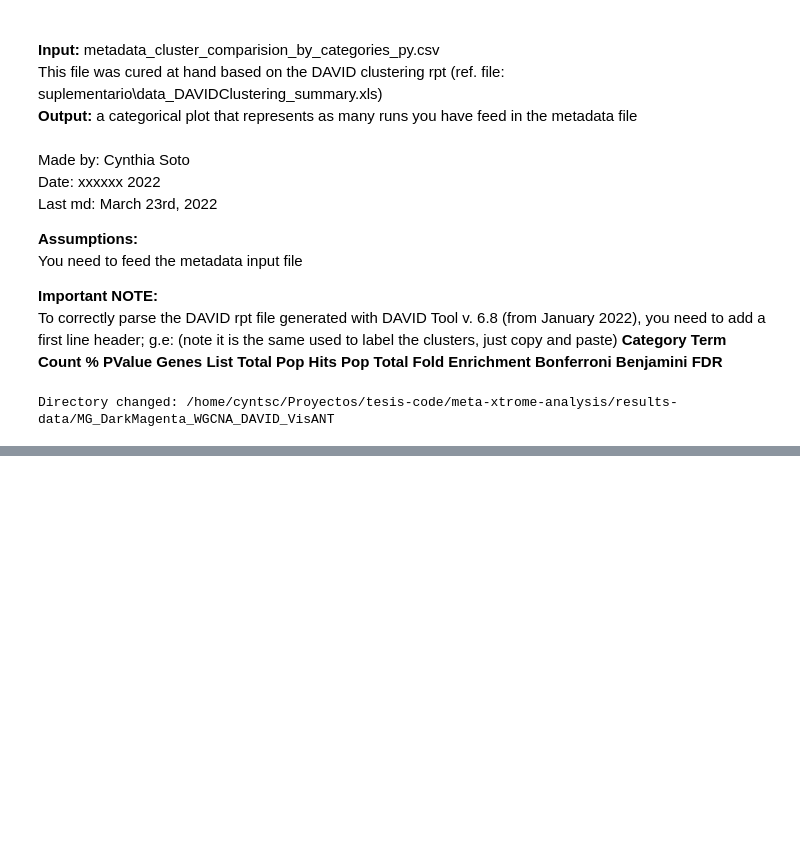
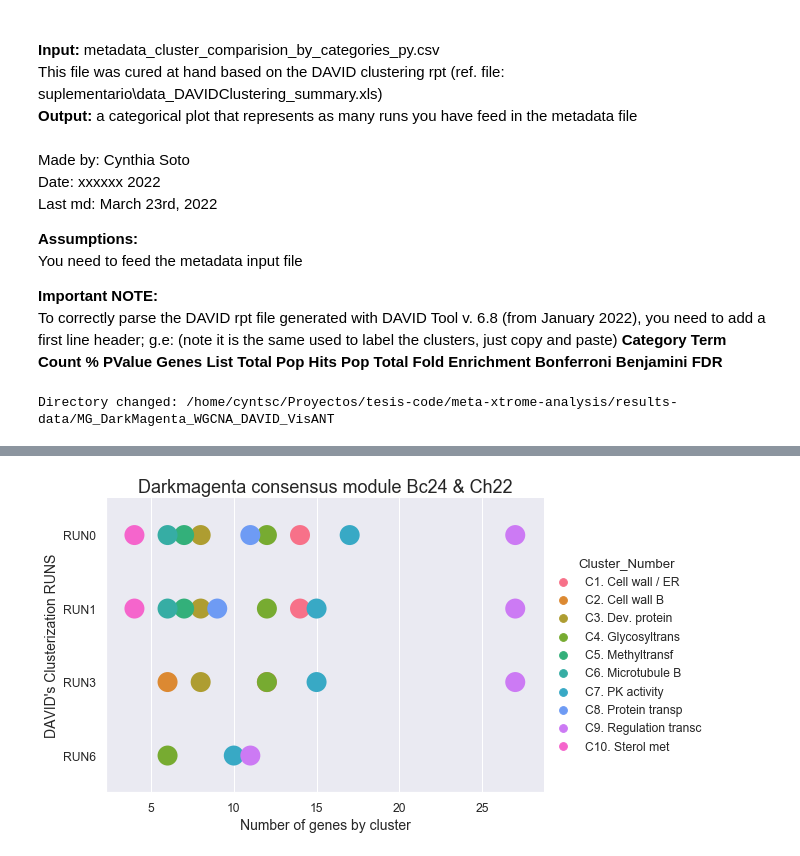
Before and after one commit to cyntsc/meta-analisis-athal, a Jupyter notebook: notebooks/10_Bubble_plot_for_DAVIDClust_comparison.ipynb, the cells around one changed output, grey strips where cells are left out. Saved outputs shown, nothing was run; the diff lists cells and outputs as text; code cells hidden in the pictures; blank space fills up the shorter version.

```diff
--- a/notebooks/10_Bubble_plot_for_DAVIDClust_comparison.ipynb
+++ b/notebooks/10_Bubble_plot_for_DAVIDClust_comparison.ipynb
@@ -91,3 +96,9 @@ plt.show()
 # %%
 # sns.plotting_context()
 # sns.plotting_context("notebook")
+# %%
+# preparing labels to print and selected clusters
+list_of_column_number = list(df_clusters['Cluster_Number'])
+plot_labels = list( dict.fromkeys(list_of_column_number) )
+plot_labels = plot_labels[:-4]
+plot_labels
@@ -93,0 +116,23 @@ plt.show()
+# %%
+#sns.set_theme(style='whitegrid', palette='husl')
+sns.set(font_scale = 1.1)
+
+# jitter: The jitter parameter controls the magnitude of jitter or disables it altogether
+# s: marker size
+# aspect:  aspect * height gives the width
+# change x="RUN_ID", y="Unique_Genes" to plot in vertical way
+
+ax = sns.catplot(x="Unique_Genes", y="RUN_ID", hue='Cluster_Number',
+                jitter=False,
+                data=df_clusters,
+                s=20,
+                height=5, aspect=1.5,
+                hue_order = plot_labels,
+                palette='husl')
+
+ax.set_xlabels('Number of genes by cluster', fontsize=14) # not set_label
+ax.set_ylabels("DAVID's Clusterization RUNS", fontsize= 14)
+plt.title('Darkmagenta consensus module (Bc24 & Ch22)',  fontsize= 18)
+plt.show()
+# %% [output]
+[figure, added]
```
Also changed, not shown: parts of 5 cells of this notebook.
